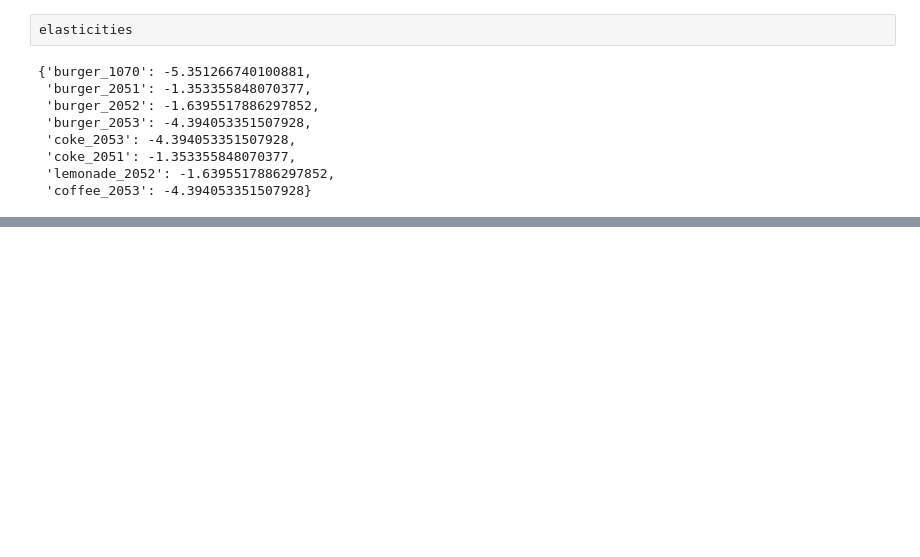
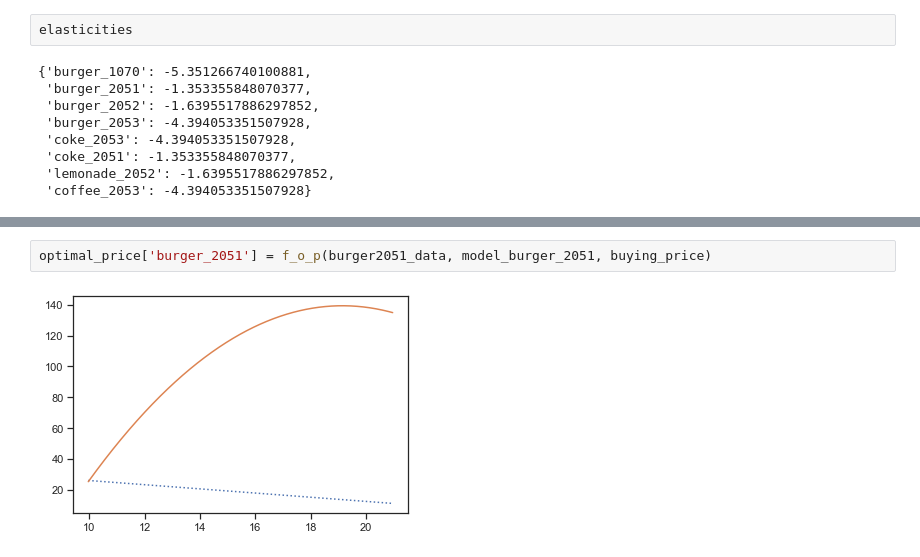
Before and after one commit to Keshtech2002/Retail_Price_Optimization_ML_Regression, a Jupyter notebook: Cafe_Price_Optimazation.ipynb, the cells around one changed output, grey strips where cells are left out. Saved outputs shown, nothing was run; the diff lists cells and outputs as text; blank space fills up the shorter version.

```diff
--- a/Cafe_Price_Optimazation.ipynb
+++ b/Cafe_Price_Optimazation.ipynb
@@ -1232,0 +1340,4 @@ elasticities
+# %%
+optimal_price['burger_2051'] = f_o_p(burger2051_data, model_burger_2051, buying_price)
+# %% [output]
+[figure, added]
```
Also changed, not shown: parts of 47 cells of this notebook, 1 other file.
